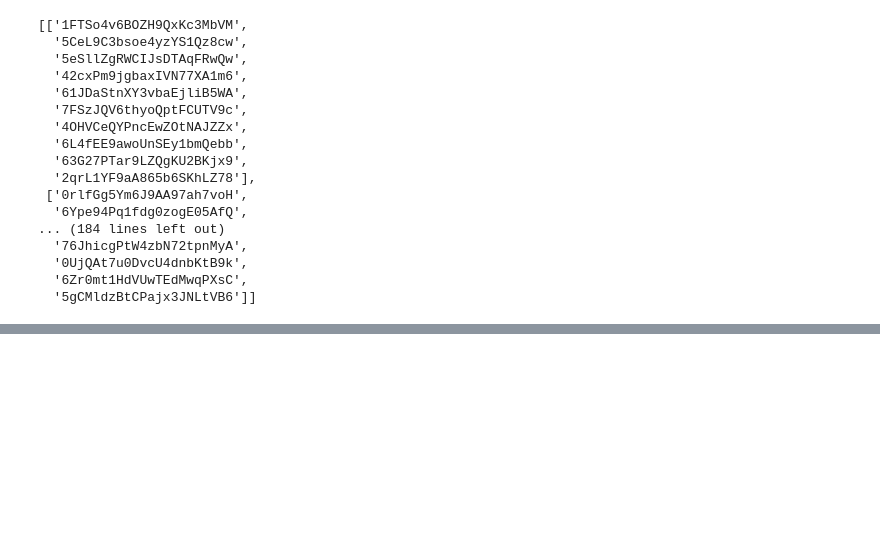
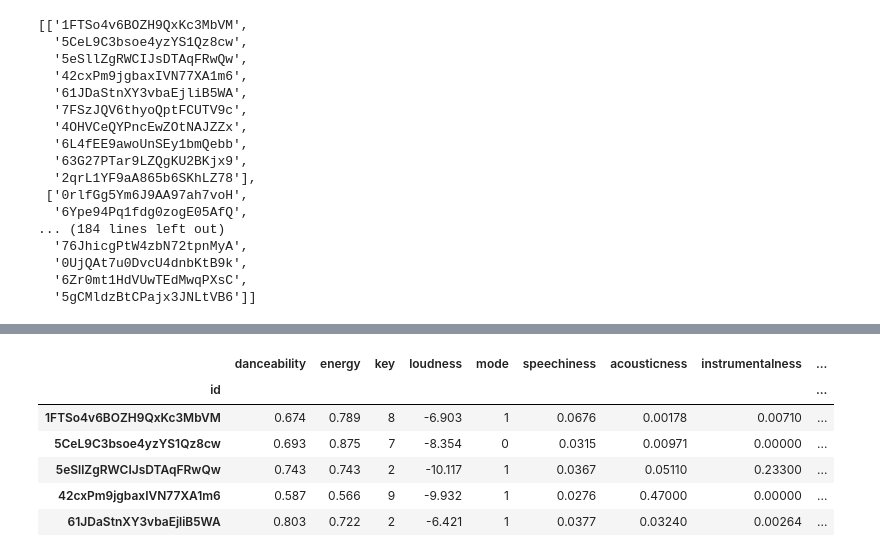
Before and after one commit to rossberto/recommended-playlist-generator, a Jupyter notebook: Untitled.ipynb, the cells around one changed output, grey strips where cells are left out. Drawn from its saved outputs; the diff is of its cells as text; code cells hidden in the pictures; blank space fills up the shorter version.

```diff
--- a/Untitled.ipynb
+++ b/Untitled.ipynb
@@ -242,3 +245,10 @@ related_tracks_ids
   '0UjQAt7u0DvcU4dnbKtB9k',
   '6Zr0mt1HdVUwTEdMwqPXsC',
   '5gCMldzBtCPajx3JNLtVB6']]
+# %%
+df = pd.DataFrame(related_tracks_ids[])
+ids = df.values.flatten()
+# %%
+features_batch_1 = sp.audio_features(ids[:100])
+features_batch_2 = sp.audio_features(ids[100:])
+features_batch_1
@@ -244,0 +273,15 @@ related_tracks_ids
+# %%
+batch_1 = pd.DataFrame(features_batch_1)
+batch_2 = pd.DataFrame(features_batch_2)
+df = pd.concat([batch_1, batch_2])
+# %%
+df.set_index('id', inplace=True)
+df.head()
+# %% [output]
+|  | danceability | energy | key | loudness | mode | speechiness | acousticness | instrumentalness | ... |
+| id |  |  |  |  |  |  |  |  | ... |
+| 1FTSo4v6BOZH9QxKc3MbVM | 0.674 | 0.789 | 8 | -6.903 | 1 | 0.0676 | 0.00178 | 0.00710 | ... |
+| 5CeL9C3bsoe4yzYS1Qz8cw | 0.693 | 0.875 | 7 | -8.354 | 0 | 0.0315 | 0.00971 | 0.00000 | ... |
+| 5eSllZgRWCIJsDTAqFRwQw | 0.743 | 0.743 | 2 | -10.117 | 1 | 0.0367 | 0.05110 | 0.23300 | ... |
+| 42cxPm9jgbaxIVN77XA1m6 | 0.587 | 0.566 | 9 | -9.932 | 1 | 0.0276 | 0.47000 | 0.00000 | ... |
+| 61JDaStnXY3vbaEjliB5WA | 0.803 | 0.722 | 2 | -6.421 | 1 | 0.0377 | 0.03240 | 0.00264 | ... |
```
Also changed, not shown: parts of 15 cells of this notebook, 1 other file.
